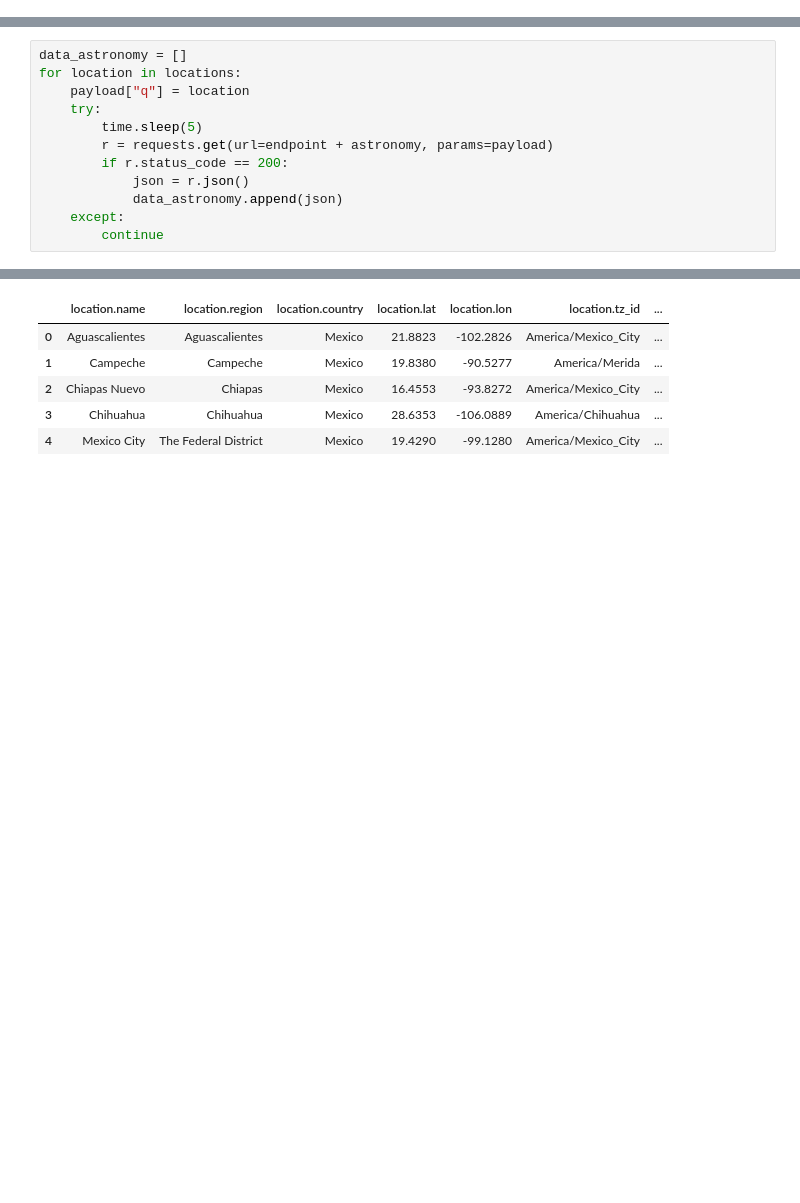
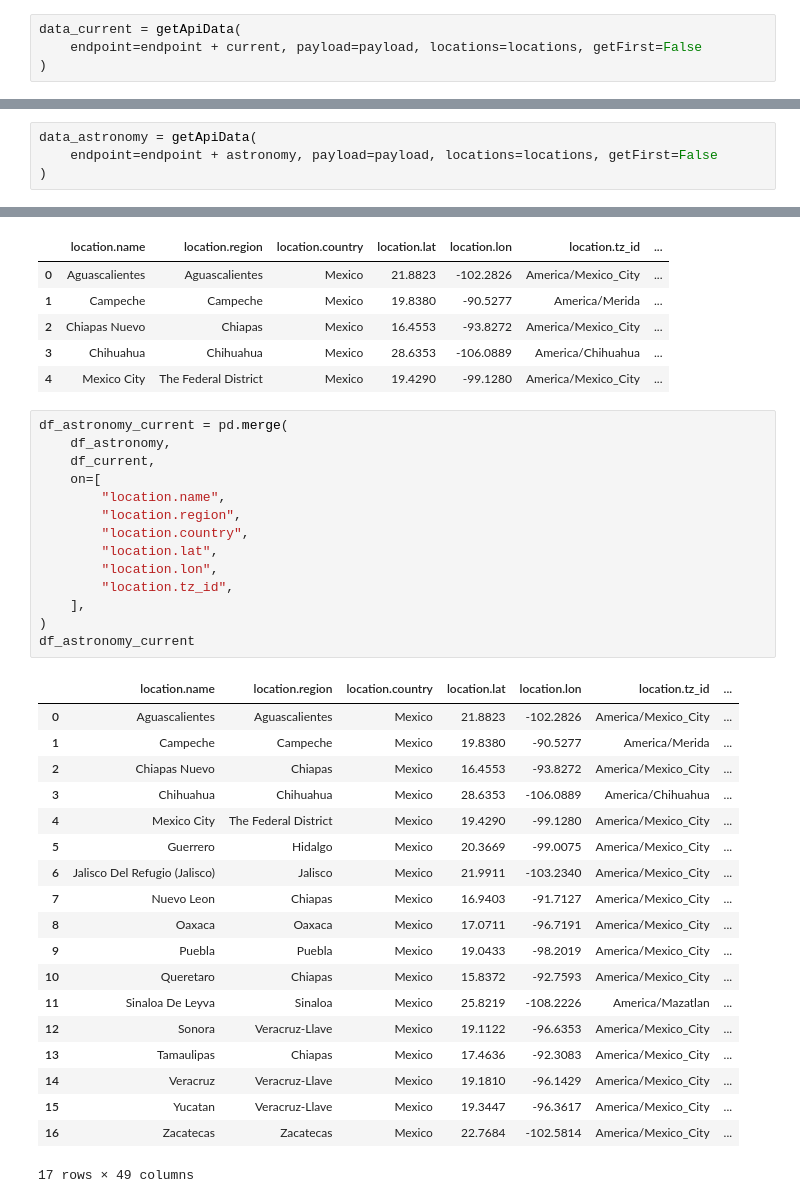
Before and after one commit to cosijoeza/semestre-1, a Jupyter notebook: applied-project/projects/weather/main.ipynb, the cells around one changed output, grey strips where cells are left out. Saved outputs shown, nothing was run; the diff lists cells and outputs as text; blank space fills up the shorter version.

```diff
--- a/applied-project/projects/weather/main.ipynb
+++ b/applied-project/projects/weather/main.ipynb
@@ -61,14 +147,6 @@ for location in locations:
+# %%
+data_current = getApiData(
+    endpoint=endpoint + current, payload=payload, locations=locations, getFirst=False
+)
 # %%
 astronomy = "/astronomy.json"
-# %%
-data_astronomy = []
-for location in locations:
-    payload["q"] = location
-    try:
-        time.sleep(5)
-        r = requests.get(url=endpoint + astronomy, params=payload)
-        if r.status_code == 200:
-            json = r.json()
-            data_astronomy.append(json)
-    except:
-        continue
@@ -134,0 +153,4 @@ data_astronomy
+# %%
+data_astronomy = getApiData(
+    endpoint=endpoint + astronomy, payload=payload, locations=locations, getFirst=False
+)
@@ -166,3 +200,37 @@ df_astronomy.head()
 | 2 | Chiapas Nuevo | Chiapas | Mexico | 16.4553 | -93.8272 | America/Mexico_City | ... |
 | 3 | Chihuahua | Chihuahua | Mexico | 28.6353 | -106.0889 | America/Chihuahua | ... |
 | 4 | Mexico City | The Federal District | Mexico | 19.4290 | -99.1280 | America/Mexico_City | ... |
+# %%
+df_astronomy_current = pd.merge(
+    df_astronomy,
+    df_current,
+    on=[
+        "location.name",
+        "location.region",
+        "location.country",
+        "location.lat",
+        "location.lon",
+        "location.tz_id",
+    ],
+)
+df_astronomy_current
+# %% [output]
+|  | location.name | location.region | location.country | location.lat | location.lon | location.tz_id | ... |
+| 0 | Aguascalientes | Aguascalientes | Mexico | 21.8823 | -102.2826 | America/Mexico_City | ... |
+| 1 | Campeche | Campeche | Mexico | 19.8380 | -90.5277 | America/Merida | ... |
+| 2 | Chiapas Nuevo | Chiapas | Mexico | 16.4553 | -93.8272 | America/Mexico_City | ... |
+| 3 | Chihuahua | Chihuahua | Mexico | 28.6353 | -106.0889 | America/Chihuahua | ... |
+| 4 | Mexico City | The Federal District | Mexico | 19.4290 | -99.1280 | America/Mexico_City | ... |
+| 5 | Guerrero | Hidalgo | Mexico | 20.3669 | -99.0075 | America/Mexico_City | ... |
+| 6 | Jalisco Del Refugio (Jalisco) | Jalisco | Mexico | 21.9911 | -103.2340 | America/Mexico_City | ... |
+| 7 | Nuevo Leon | Chiapas | Mexico | 16.9403 | -91.7127 | America/Mexico_City | ... |
+| 8 | Oaxaca | Oaxaca | Mexico | 17.0711 | -96.7191 | America/Mexico_City | ... |
+| 9 | Puebla | Puebla | Mexico | 19.0433 | -98.2019 | America/Mexico_City | ... |
+| 10 | Queretaro | Chiapas | Mexico | 15.8372 | -92.7593 | America/Mexico_City | ... |
+| 11 | Sinaloa De Leyva | Sinaloa | Mexico | 25.8219 | -108.2226 | America/Mazatlan | ... |
+| 12 | Sonora | Veracruz-Llave | Mexico | 19.1122 | -96.6353 | America/Mexico_City | ... |
+| 13 | Tamaulipas | Chiapas | Mexico | 17.4636 | -92.3083 | America/Mexico_City | ... |
+| 14 | Veracruz | Veracruz-Llave | Mexico | 19.1810 | -96.1429 | America/Mexico_City | ... |
+| 15 | Yucatan | Veracruz-Llave | Mexico | 19.3447 | -96.3617 | America/Mexico_City | ... |
+| 16 | Zacatecas | Zacatecas | Mexico | 22.7684 | -102.5814 | America/Mexico_City | ... |
+17 rows × 49 columns
```
Also changed, not shown: parts of 19 cells of this notebook.
